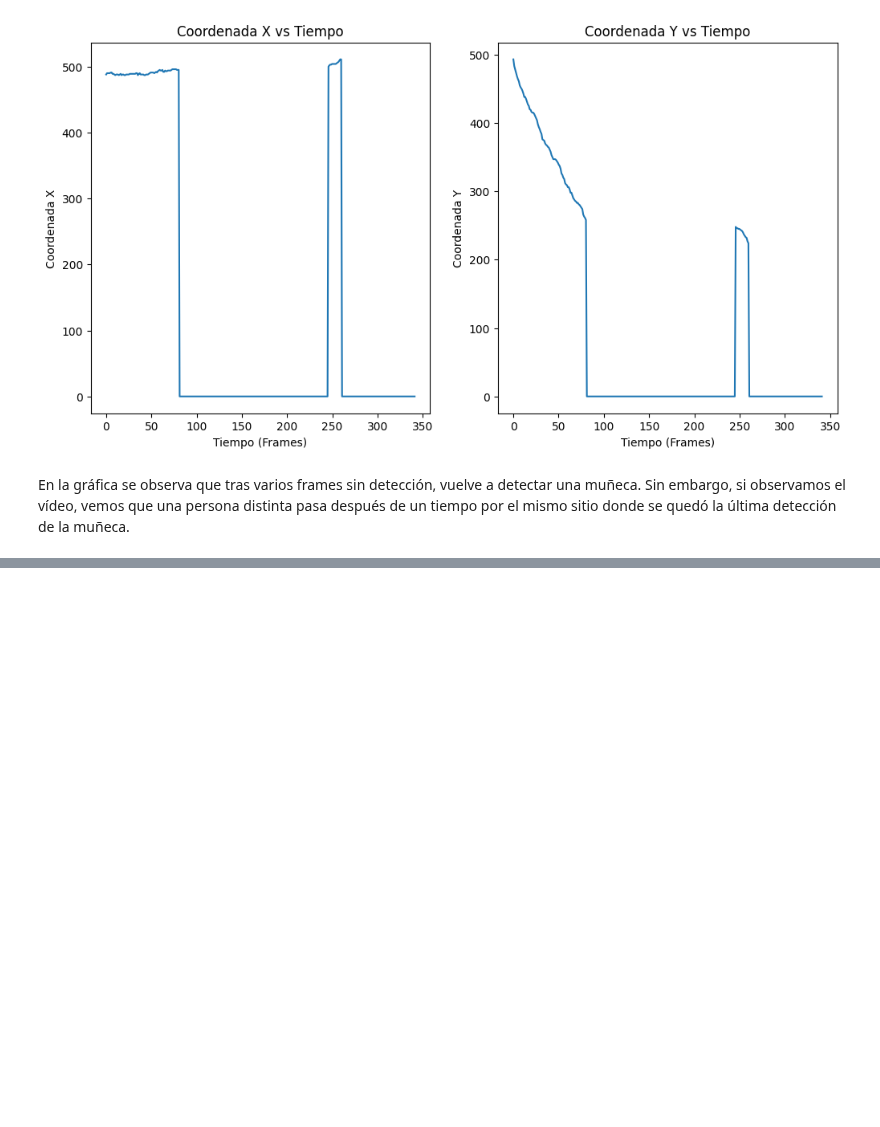
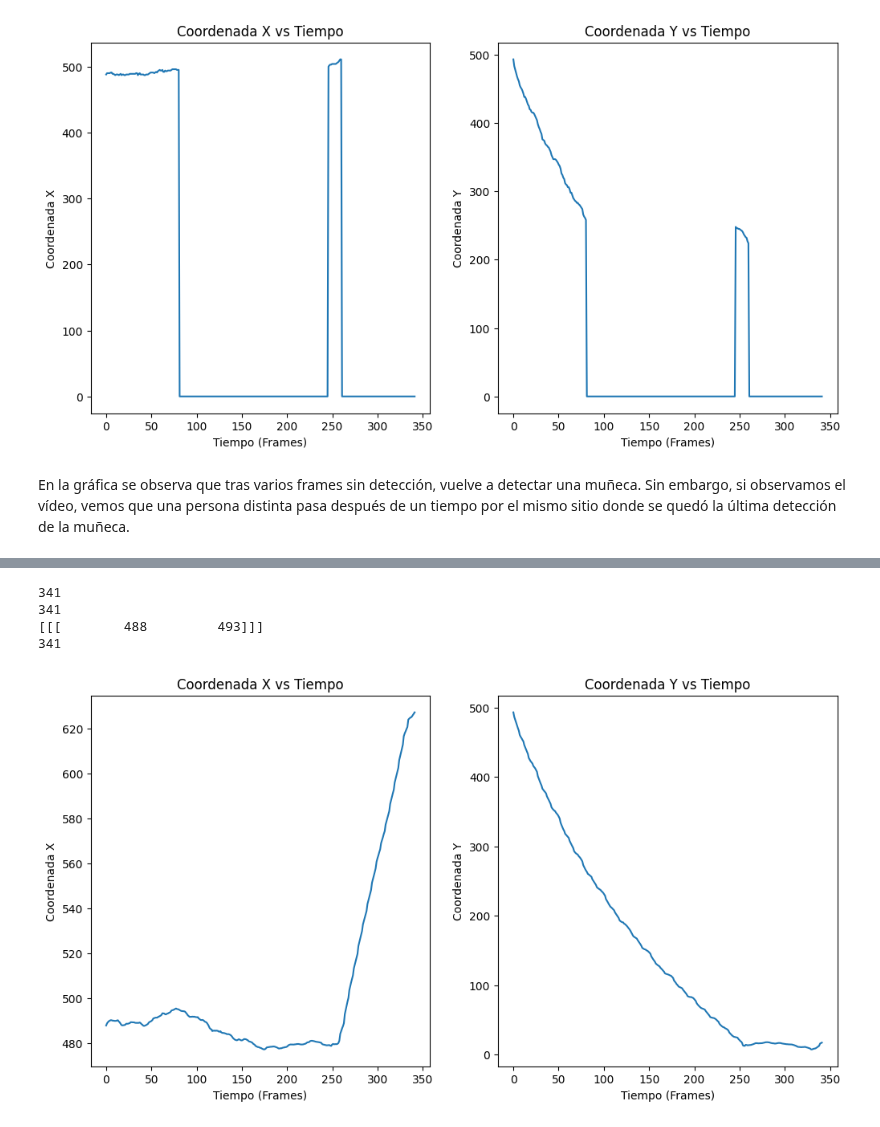
Before and after one commit to lunahernandez/PIAV, a Jupyter notebook: 07/yolo_pose_new.ipynb, the cells around one changed output, grey strips where cells are left out. Drawn from its saved outputs; the diff is of its cells as text; code cells hidden in the pictures; blank space fills up the shorter version.

```diff
--- a/07/yolo_pose_new.ipynb
+++ b/07/yolo_pose_new.ipynb
@@ -267,0 +240,31 @@ En la gráfica se observa que tras varios frames sin detección, vuelve a detect
+# %%
+import matplotlib.pyplot as plt
+t = np.linspace(0, len(history_points), num=len(history_points))
+print(len(t))
+print(len(history_points))
+print(history_points[0])
+x_points = []
+y_points = []
+for point in history_points:
+    x_points.append(point.reshape(-1)[0]) # reshape necesario
+    y_points.append(point.reshape(-1)[1])
+
+print(len(history_points))
+plt.figure(1, (12,6))
+plt.subplot(1,2,1)
+plt.plot(t, x_points)
+plt.ylabel("Coordenada X")
+plt.xlabel("Tiempo (Frames)")
+plt.title("Coordenada X vs Tiempo")
+plt.subplot(1,2,2)
+plt.plot(t, y_points)
+plt.ylabel("Coordenada Y")
+plt.xlabel("Tiempo (Frames)")
+plt.title("Coordenada Y vs Tiempo")
+plt.show()
+# %% [output]
+341
+341
+[[[        488         493]]]
+341
+[figure, added]
```
Also changed, not shown: parts of 6 cells of this notebook.
